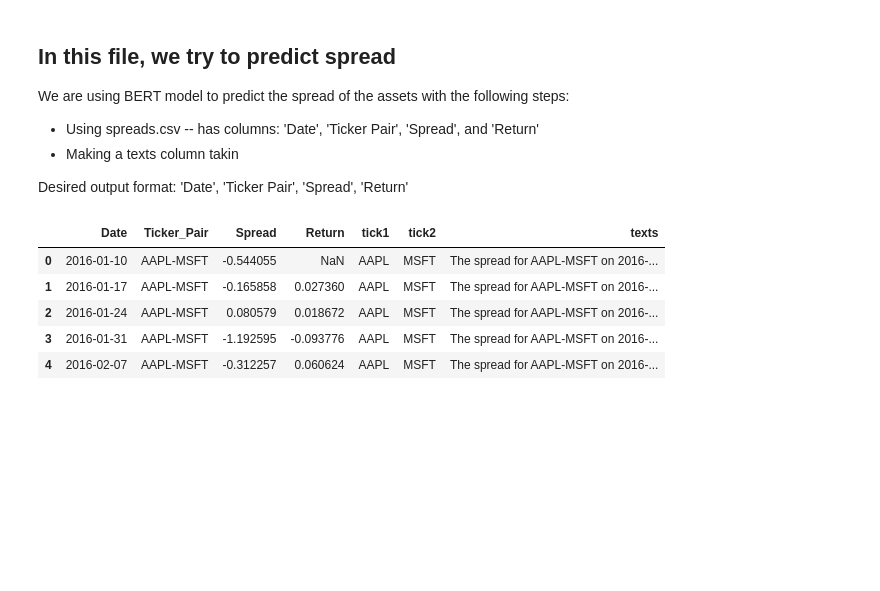
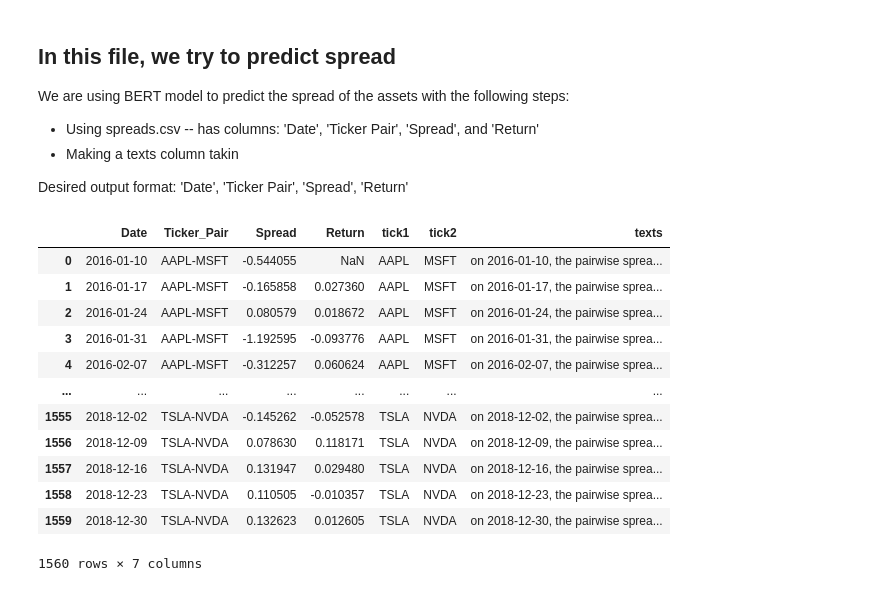
Before and after one commit to chackett24/CHRONO_pairs, a Jupyter notebook: bert.ipynb, the cells around one changed output. Saved outputs shown, nothing was run; the diff lists cells and outputs as text; code cells hidden in the pictures; blank space fills up the shorter version.

```diff
--- a/bert.ipynb
+++ b/bert.ipynb
@@ -10,23 +10,34 @@ Desired output format: 'Date', 'Ticker Pair', 'Spread', 'Return'
 # %%
 import pandas as pd
 
 # load financial data -- Note we have the following columns: Date, Ticker Pair, BERT Spread, BERT Position
 data = pd.read_csv('outputs/spreads_weekly_large.csv')
-data['Date'] = pd.to_datetime(data['Date'])
+data['Date'] = pd.to_datetime(data['Date']).dt.strftime('%Y-%m-%d')
 data.rename(columns={"Ticker Pair": "Ticker_Pair"}, inplace=True)
 data[["tick1", "tick2"]] = data["Ticker_Pair"].str.split("-", expand=True)
 # create text description for BERT to process
-data['texts'] = [f"The spread for {row['Ticker_Pair']} on {row['Date'].strftime('%Y-%m-%d')} is {row['Spread']}" for index, row in data.iterrows()]
+data['texts'] = ('on ' +
+    data["Date"] + ", the pairwise spread between " +
+    data["tick1"] + " and " + data["tick2"] +
+    " closed at " + data["Spread"].astype(str) + "."
+)
 
 
-data.head()
+data
 # %% [output]
 |  | Date | Ticker_Pair | Spread | Return | tick1 | tick2 | texts |
-| 0 | 2016-01-10 | AAPL-MSFT | -0.544055 | NaN | AAPL | MSFT | The spread for AAPL-MSFT on 2016-... |
-| 1 | 2016-01-17 | AAPL-MSFT | -0.165858 | 0.027360 | AAPL | MSFT | The spread for AAPL-MSFT on 2016-... |
-| 2 | 2016-01-24 | AAPL-MSFT | 0.080579 | 0.018672 | AAPL | MSFT | The spread for AAPL-MSFT on 2016-... |
-| 3 | 2016-01-31 | AAPL-MSFT | -1.192595 | -0.093776 | AAPL | MSFT | The spread for AAPL-MSFT on 2016-... |
-| 4 | 2016-02-07 | AAPL-MSFT | -0.312257 | 0.060624 | AAPL | MSFT | The spread for AAPL-MSFT on 2016-... |
+| 0 | 2016-01-10 | AAPL-MSFT | -0.544055 | NaN | AAPL | MSFT | on 2016-01-10, the pairwise sprea... |
+| 1 | 2016-01-17 | AAPL-MSFT | -0.165858 | 0.027360 | AAPL | MSFT | on 2016-01-17, the pairwise sprea... |
+| 2 | 2016-01-24 | AAPL-MSFT | 0.080579 | 0.018672 | AAPL | MSFT | on 2016-01-24, the pairwise sprea... |
+| 3 | 2016-01-31 | AAPL-MSFT | -1.192595 | -0.093776 | AAPL | MSFT | on 2016-01-31, the pairwise sprea... |
+| 4 | 2016-02-07 | AAPL-MSFT | -0.312257 | 0.060624 | AAPL | MSFT | on 2016-02-07, the pairwise sprea... |
+| ... | ... | ... | ... | ... | ... | ... | ... |
+| 1555 | 2018-12-02 | TSLA-NVDA | -0.145262 | -0.052578 | TSLA | NVDA | on 2018-12-02, the pairwise sprea... |
+| 1556 | 2018-12-09 | TSLA-NVDA | 0.078630 | 0.118171 | TSLA | NVDA | on 2018-12-09, the pairwise sprea... |
+| 1557 | 2018-12-16 | TSLA-NVDA | 0.131947 | 0.029480 | TSLA | NVDA | on 2018-12-16, the pairwise sprea... |
+| 1558 | 2018-12-23 | TSLA-NVDA | 0.110505 | -0.010357 | TSLA | NVDA | on 2018-12-23, the pairwise sprea... |
+| 1559 | 2018-12-30 | TSLA-NVDA | 0.132623 | 0.012605 | TSLA | NVDA | on 2018-12-30, the pairwise sprea... |
+1560 rows × 7 columns
 # %%
 # import the bert tokenizer
 from transformers import BertTokenizer, BertForSequenceClassification
```
Also changed, not shown: parts of 3 cells of this notebook, 1 other file.
